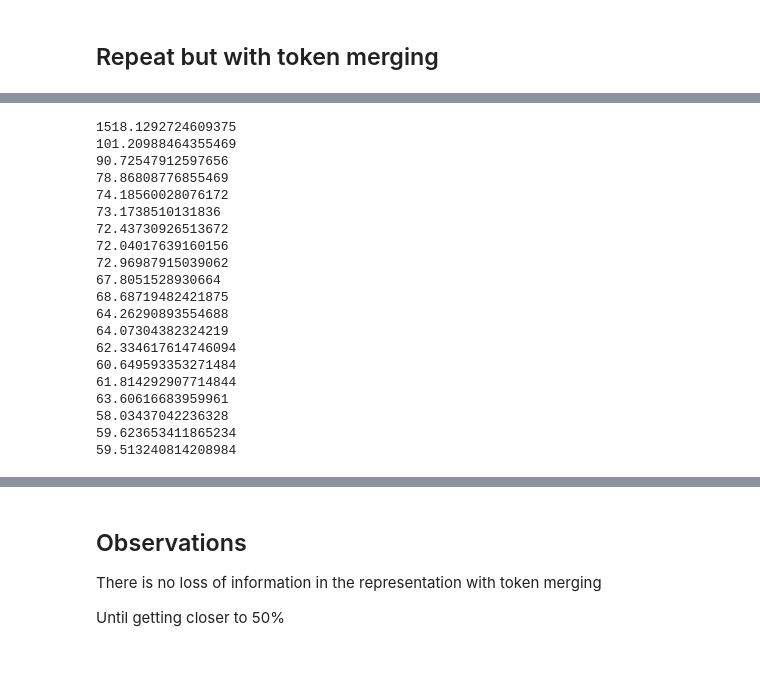
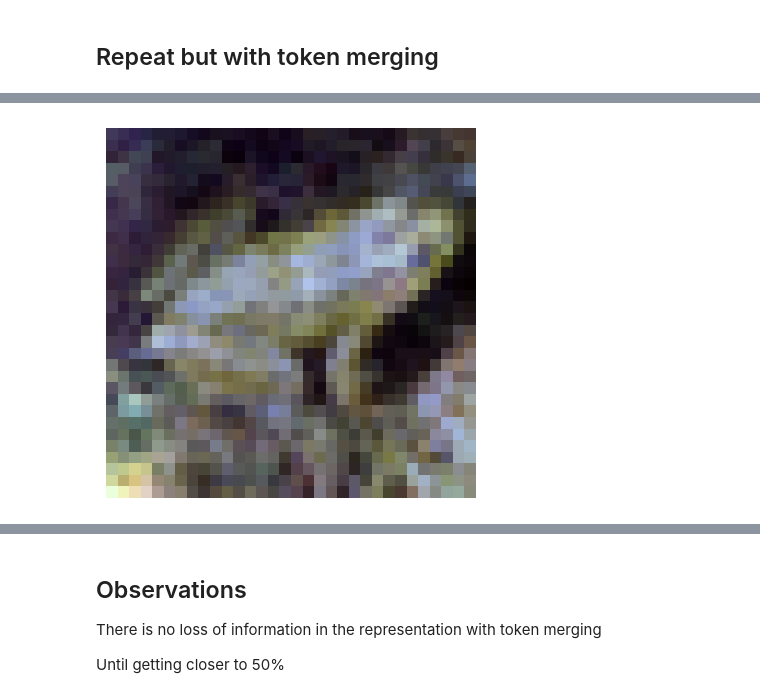
Before and after one commit to tpeat/attention-eval, a Jupyter notebook: tome_test.ipynb, the cells around one changed output, grey strips where cells are left out. Saved outputs shown, nothing was run; the diff lists cells and outputs as text; code cells hidden in the pictures; blank space fills up the shorter version.

```diff
--- a/tome_test.ipynb
+++ b/tome_test.ipynb
@@ -635,2 +672,6 @@ vis(pred)
+# %%
+vis(img)
+# %% [output]
+[figure, added]
 # %%
 reduce_by = 0.5 # reduction ration for ToMe, merge up to 50% of tokens
@@ -638,24 +679 @@ net2 = ToMeNet(reduce_by=reduce_by)
 tome_optimizer2 = torch.optim.Adam(net2.parameters(), lr=lr, weight_decay=weight_decay)
-# %%
-train(net2, num_iterations, loss_fn, tome_optimizer2)
-# %% [output]
-1518.1292724609375
-101.20988464355469
-90.72547912597656
-78.86808776855469
-74.18560028076172
-73.1738510131836
-72.43730926513672
-72.04017639160156
-72.96987915039062
-67.8051528930664
-68.68719482421875
-64.26290893554688
-64.07304382324219
-62.334617614746094
-60.649593353271484
-61.814292907714844
-63.60616683959961
-58.03437042236328
-59.623653411865234
-59.513240814208984
```
Also changed, not shown: parts of 32 cells of this notebook, 1 other file.
